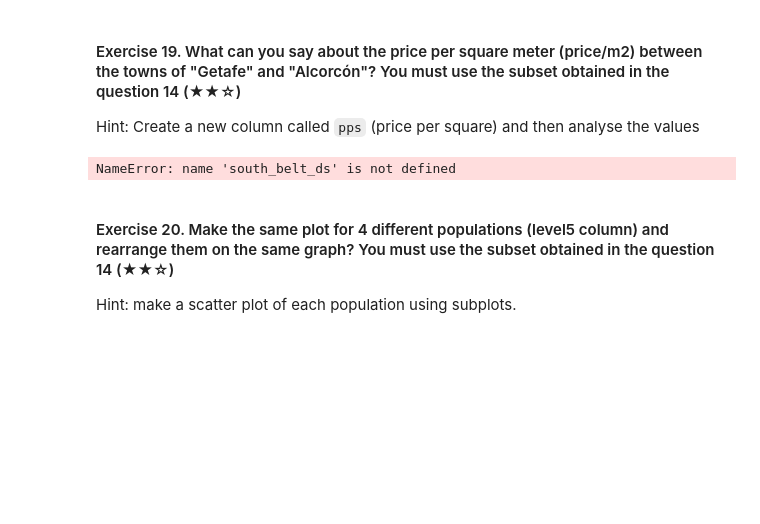
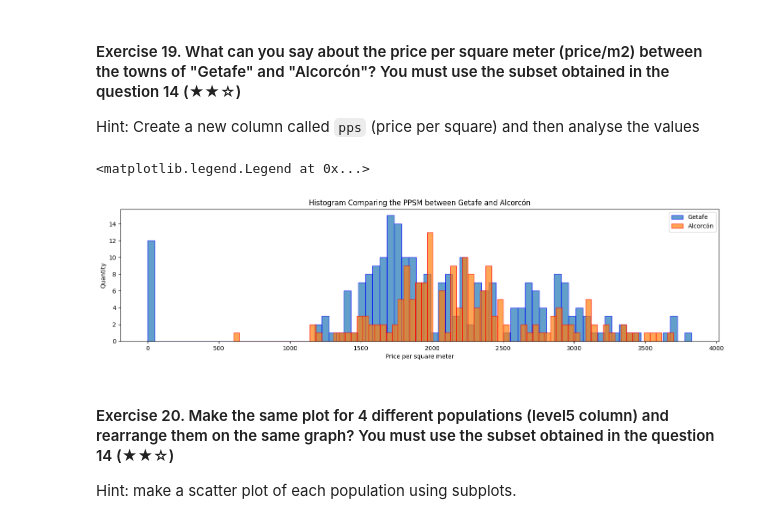
Before and after one commit to 4GeeksAcademy/realestate-datacleanup-exercise, a Jupyter notebook: project.ipynb, the cells around one changed output. Saved outputs shown, nothing was run; the diff lists cells and outputs as text; code cells hidden in the pictures; blank space fills up the shorter version.

```diff
--- a/project.ipynb
+++ b/project.ipynb
@@ -367,20 +384,18 @@ AttributeError: 'int' object has no attribute 'mean'
 
 Hint: Create a new column called `pps` (price per square) and then analyse the values
 # %%
-pps = south_belt_ds['price']/south_belt_ds['surface']
 
-pd.concat([south_belt_ds,pps], ignore_index=True)
-
-grouped_pps = south_belt_ds.groupby('level5')
-south_belt_pps_mean = grouped_pps['pps'].mean()
-south_belt_pps_std = grouped_pps['pps'].std()
-
-
-print('price (mean, std): ', south_belt_pps_mean, south_belt_pps_std)
-
-#"The average pps of Alcocón is the highest in Madrid, yet the standard deviation is relatively low. Getafe's standard deviation is surprisingly high."
+plt.figure(figsize=(18,4))
+plt.title("Histogram Comparing the PPSM between Getafe and Alcorcón")
+plt.xlabel("Price per square meter")
+plt.ylabel("Quantity")
+plt.ticklabel_format(style='plain')
+plt.hist(south_belt_ds[south_belt_ds["level5"] == "Getafe"]["pps"], label= "Getafe", alpha = .7,bins = 75, edgecolor = "blue")
+plt.hist(south_belt_ds[south_belt_ds["level5"] == "Alcorcón"]["pps"], label= "Alcorcón", alpha = .7,bins = 75, edgecolor="red")
+plt.legend()
 # %% [output]
-NameError: name 'south_belt_ds' is not defined
+<matplotlib.legend.Legend at 0x...>
+[figure, added]
 # %% [markdown]
 #### Exercise 20. Make the same plot for 4 different populations (level5 column) and rearrange them on the same graph? You must use the subset obtained in the question 14 (★★☆)
 Hint: make a scatter plot of each population using subplots.
```
Also changed, not shown: parts of 8 cells of this notebook.
